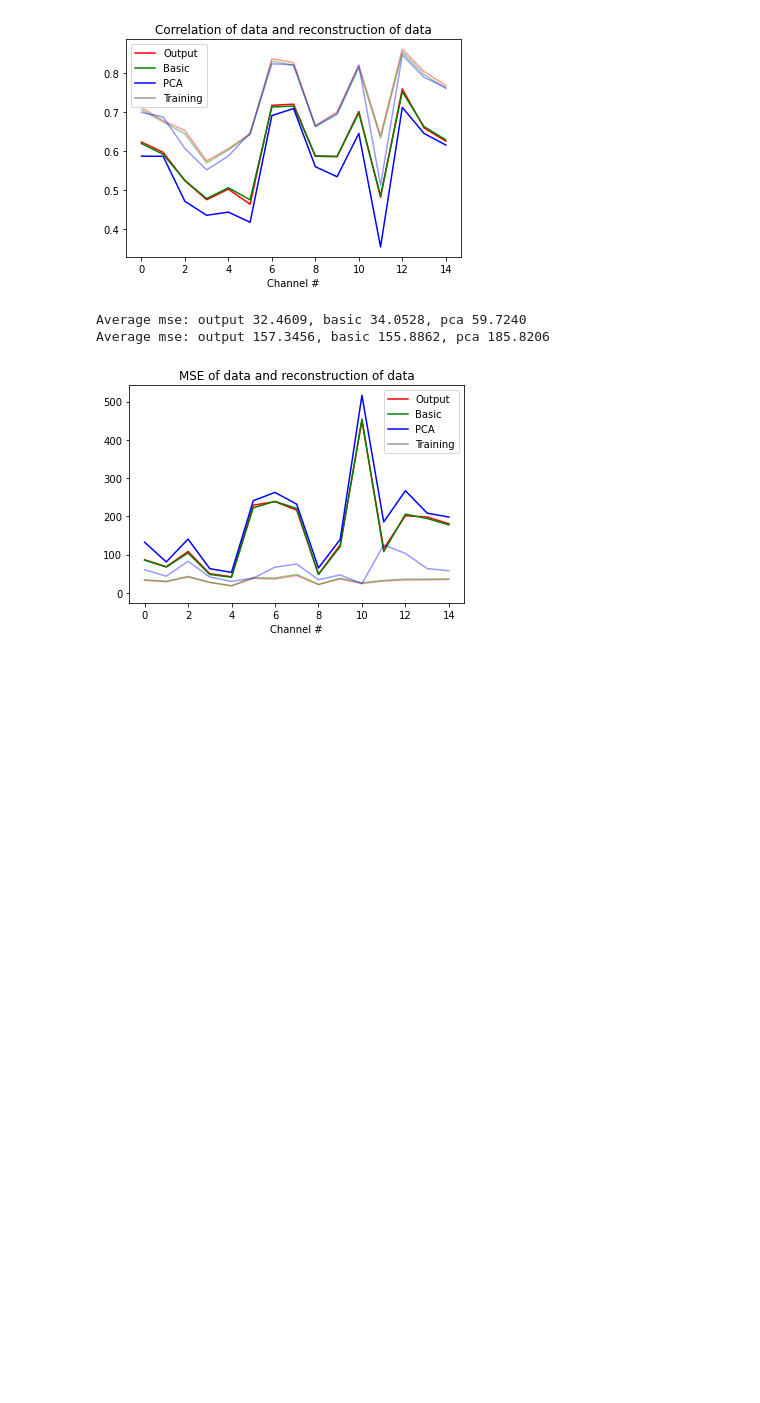
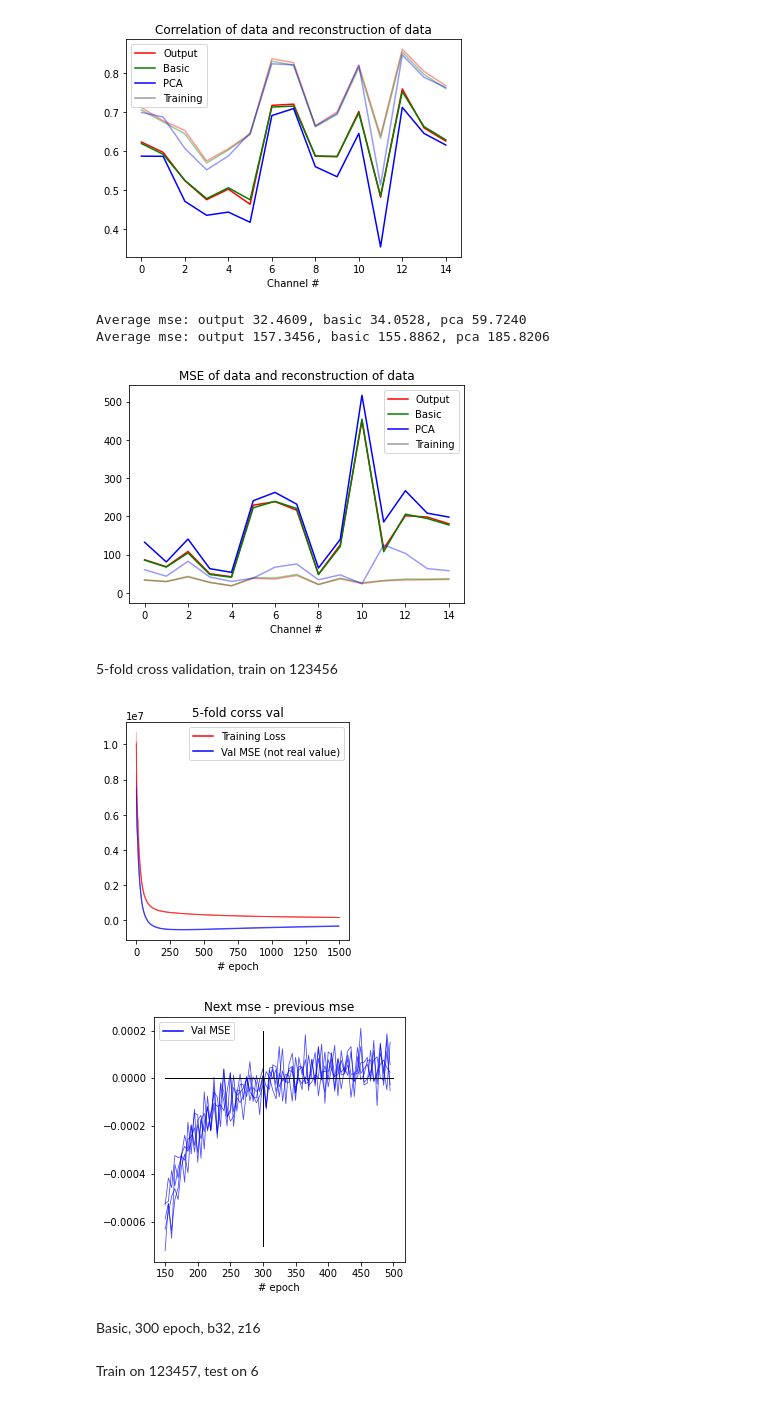
Before and after one commit to SamMinkowicz/timeseries-clustering-vae, a Jupyter notebook: Compare.ipynb, the cells around one changed output. Cells and saved outputs as stored; diff of their text form; code cells hidden in the pictures; blank space fills up the shorter version.

```diff
--- a/Compare.ipynb
+++ b/Compare.ipynb
@@ -159,3 +160,42 @@ print(f'Average mse: output {np.mean(mse_out):.4f}, basic {np.mean(mse_basic):.4
 Average mse: output 32.4609, basic 34.0528, pca 59.7240
 Average mse: output 157.3456, basic 155.8862, pca 185.8206
 [figure]
+# %% [markdown]
+5-fold cross validation, train on 123456
+# %%
+with open('./model_dir/loss_mse_e7_b32_z16_5cv', 'rb') as fh:
+    all_loss, all_mse = pickle.load(fh)
+# %%
+fig, ax = plt.subplots(1,1, figsize = (4,4))
+xxx = np.arange(0, 1500, 5)
+
+for ii in range(5):
+    ax.plot(all_loss[ii], color = 'r', alpha = 0.3, linewidth = 1)
+    ax.plot(xxx, np.array(all_mse[ii])*20000000-1000000, color = 'b', alpha = 0.3, linewidth = 1)
+
+ax.plot(0,color = 'r', label = 'Training Loss')
+ax.plot(0,color = 'b', label = 'Val MSE (not real value)')
+ax.set_xlabel('# epoch')
+ax.legend()
+ax.set_title('5-fold corss val')
+plt.show()
+
+
+fig, ax = plt.subplots(1,1, figsize = (4.5, 4.5))
+for ii in range(5):
+    diff = [y - x for x,y in zip(all_mse[ii],all_mse[ii][1:])]
+    ax.plot(np.arange(150, 500, 5), diff[31:101], color = 'b', linewidth = 0.8, alpha = 0.7)
+ax.plot([150, 500], [0,0], color = 'k', linewidth=1)
+ax.plot([300,300], [-0.0007, 0.0002], color='k', linewidth=1)
+ax.plot(300, 0,color = 'b', label = 'Val MSE')
+ax.set_xlabel('# epoch')
+ax.legend()
+ax.set_title('Next mse - previous mse')
+plt.show()
+# %% [output]
+[figure, added]
+[figure, added]
+# %% [markdown]
+Basic, 300 epoch, b32, z16
+# %% [markdown]
+Train on 123457, test on 6
```
Also changed, not shown: parts of 8 cells of this notebook, 18 other files.
